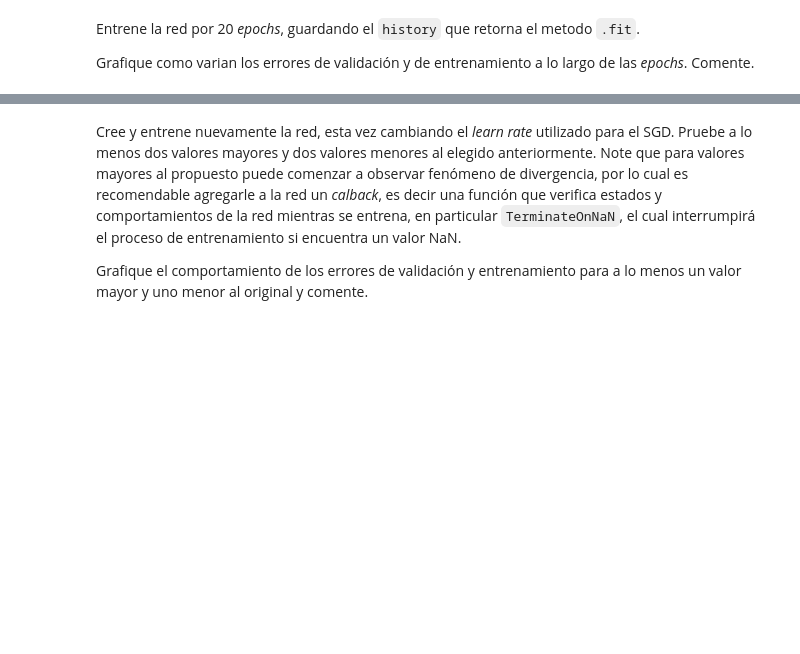
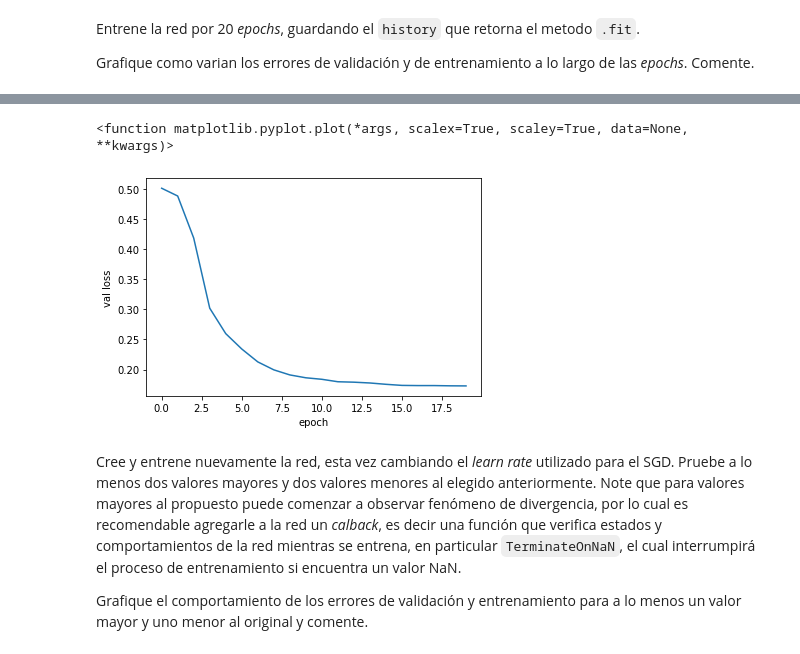
Before and after one commit to gekkoseba/Redes-neuronales, a Jupyter notebook: Tareas/Enunciado Tarea 1.ipynb, the cells around one changed output, grey strips where cells are left out. Cells and saved outputs as stored; diff of their text form; code cells hidden in the pictures; blank space fills up the shorter version.

```diff
--- a/Tareas/Enunciado Tarea 1.ipynb
+++ b/Tareas/Enunciado Tarea 1.ipynb
@@ -442,3 +413,11 @@ history.history
+# %%
+plt.plot(history.history["val_loss"])
+plt.ylabel('val loss')
+plt.xlabel('epoch')
+plt.plot
+# %% [output]
+<function matplotlib.pyplot.plot(*args, scalex=True, scaley=True, data=None, **kwargs)>
+[figure, added]
 # %% [markdown]
 Cree y entrene nuevamente la red, esta vez cambiando el _learn rate_ utilizado para el SGD. Pruebe a lo menos dos valores mayores y dos valores menores al elegido anteriormente. Note que para valores mayores al propuesto puede comenzar a observar fenómeno de divergencia, por lo cual es recomendable agregarle a la red un _calback_, es decir una función que verifica estados y comportamientos de la red mientras se entrena, en particular `TerminateOnNaN`, el cual interrumpirá el proceso de entrenamiento si encuentra un valor NaN.
 
```
Also changed, not shown: parts of 14 cells of this notebook.
